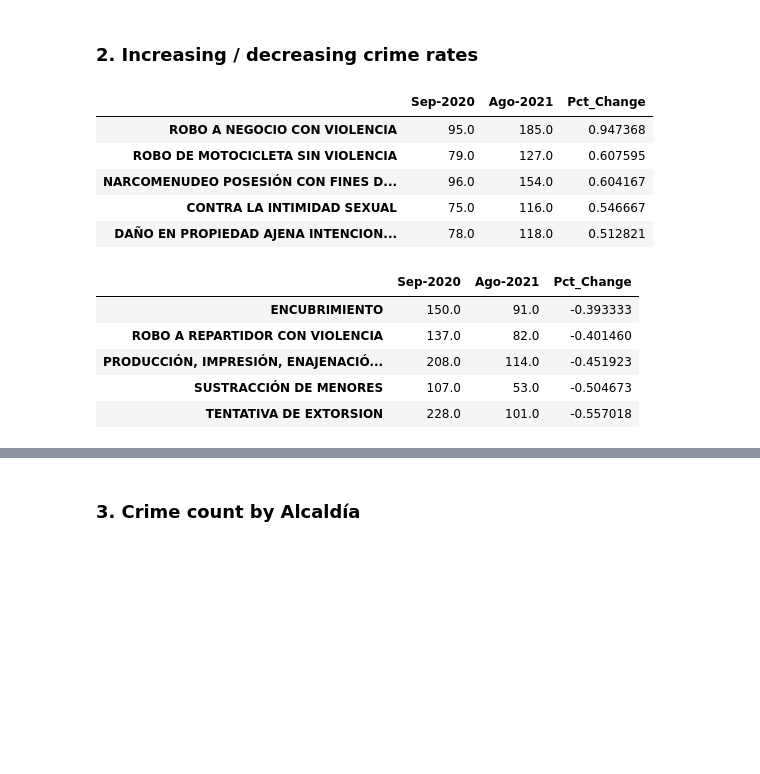
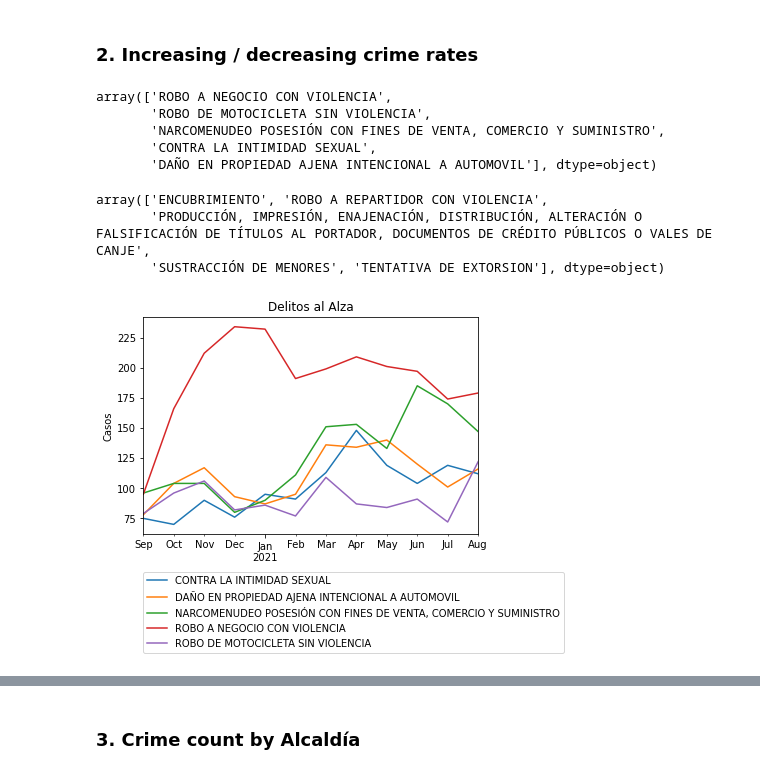
Before and after one commit to rperezme-data/Crime-Analysis-CDMX, a Jupyter notebook: CDMX Crime Exploratory Analysis.ipynb, the cells around one changed output, grey strips where cells are left out. Cells and saved outputs as stored; diff of their text form; code cells hidden in the pictures; blank space fills up the shorter version.

Commit message:
Plots 2

```diff
--- a/CDMX Crime Exploratory Analysis.ipynb
+++ b/CDMX Crime Exploratory Analysis.ipynb
@@ -355,21 +355,32 @@ crime_rate = crime_rate.loc[(crime_rate['Sep-2020'] >= 50) & (crime_rate['Ago-20
 crime_rate['Pct_Change'] = (crime_rate['Ago-2021'] - crime_rate['Sep-2020'])/crime_rate['Sep-2020']
 # %%
 ## Top 5 crime increase rate
-crime_rate.sort_values(['Pct_Change'], ascending=False).head(5)
+top_increase = crime_rate.sort_values(['Pct_Change'], ascending=False).head(5).index.values
+top_increase
 # %% [output]
-|  | Sep-2020 | Ago-2021 | Pct_Change |
-| ROBO A NEGOCIO CON VIOLENCIA | 95.0 | 185.0 | 0.947368 |
-| ROBO DE MOTOCICLETA SIN VIOLENCIA | 79.0 | 127.0 | 0.607595 |
-| NARCOMENUDEO POSESIÓN CON FINES D... | 96.0 | 154.0 | 0.604167 |
-| CONTRA LA INTIMIDAD SEXUAL | 75.0 | 116.0 | 0.546667 |
-| DAÑO EN PROPIEDAD AJENA INTENCION... | 78.0 | 118.0 | 0.512821 |
+array(['ROBO A NEGOCIO CON VIOLENCIA',
+       'ROBO DE MOTOCICLETA SIN VIOLENCIA',
+       'NARCOMENUDEO POSESIÓN CON FINES DE VENTA, COMERCIO Y SUMINISTRO',
+       'CONTRA LA INTIMIDAD SEXUAL',
+       'DAÑO EN PROPIEDAD AJENA INTENCIONAL A AUTOMOVIL'], dtype=object)
 # %%
 ## Top 5 crime decrease rate
-crime_rate.sort_values(['Pct_Change'], ascending=False).tail(5)
+top_decrease = crime_rate.sort_values(['Pct_Change'], ascending=False).tail(5).index.values
+top_decrease
 # %% [output]
-|  | Sep-2020 | Ago-2021 | Pct_Change |
-| ENCUBRIMIENTO | 150.0 | 91.0 | -0.393333 |
-| ROBO A REPARTIDOR CON VIOLENCIA | 137.0 | 82.0 | -0.401460 |
-| PRODUCCIÓN, IMPRESIÓN, ENAJENACIÓ... | 208.0 | 114.0 | -0.451923 |
-| SUSTRACCIÓN DE MENORES | 107.0 | 53.0 | -0.504673 |
-| TENTATIVA DE EXTORSION | 228.0 | 101.0 | -0.557018 |
+array(['ENCUBRIMIENTO', 'ROBO A REPARTIDOR CON VIOLENCIA',
+       'PRODUCCIÓN, IMPRESIÓN, ENAJENACIÓN, DISTRIBUCIÓN, ALTERACIÓN O FALSIFICACIÓN DE TÍTULOS AL PORTADOR, DOCUMENTOS DE CRÉDITO PÚBLICOS O VALES DE CANJE',
+       'SUSTRACCIÓN DE MENORES', 'TENTATIVA DE EXTORSION'], dtype=object)
+# %%
+FGJ_last_year = FGJ_alcaldias.loc[FGJ_alcaldias.index.to_series().between('2020-09-01','2021-08-31')].sort_index()
+# %%
+FGJ_last_year.loc[FGJ_last_year.delito.isin(top_increase)].groupby(['delito',pd.Grouper(freq='m')]).count()['ao_hechos'].unstack().T.plot(
+    kind='line',
+    title="Delitos al Alza")
+
+plt.xlabel('')
+plt.ylabel('Casos')
+plt.legend(bbox_to_anchor=(1.27, -0.15), ncol=1)
+plt.show()
+# %% [output]
+[figure, added]
```
Also changed, not shown: parts of 1 cell of this notebook, 1 other file.
